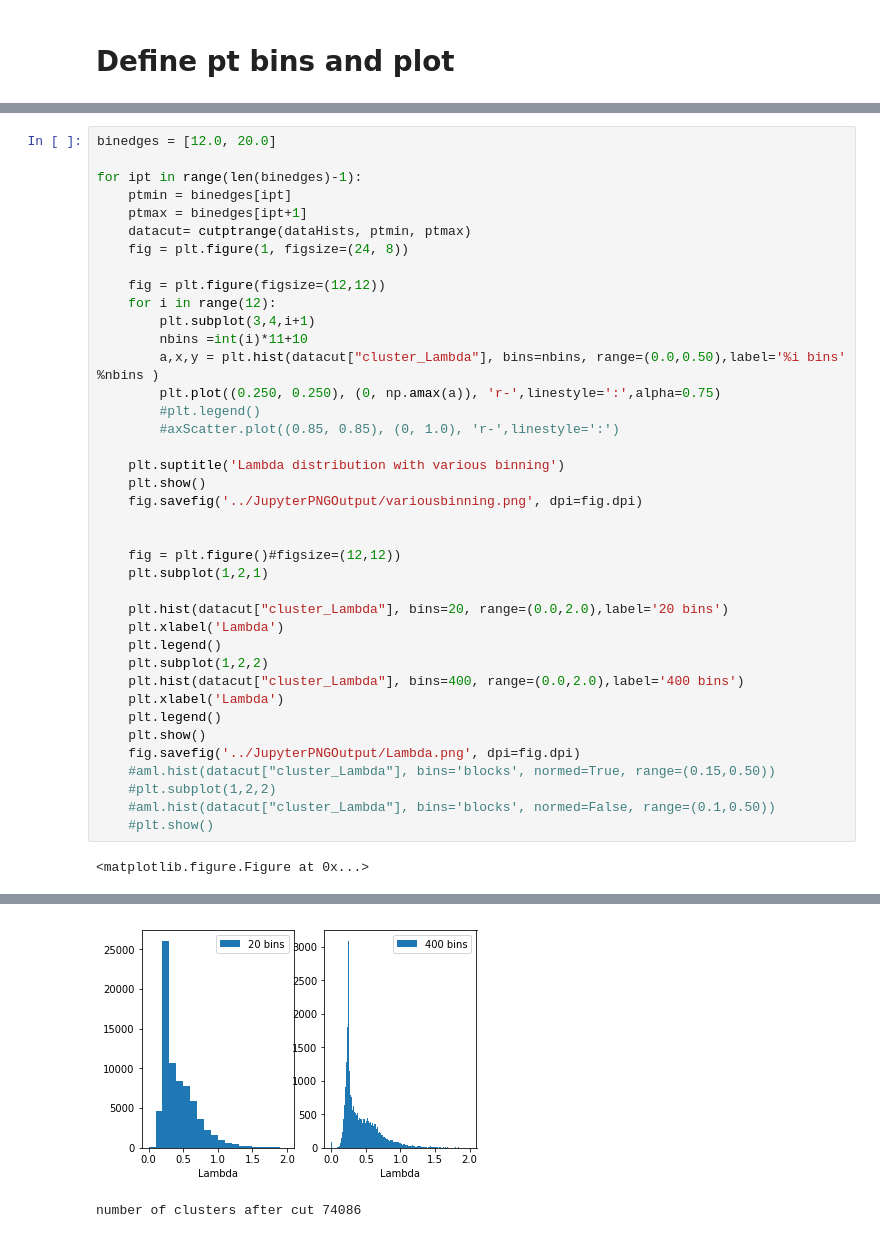
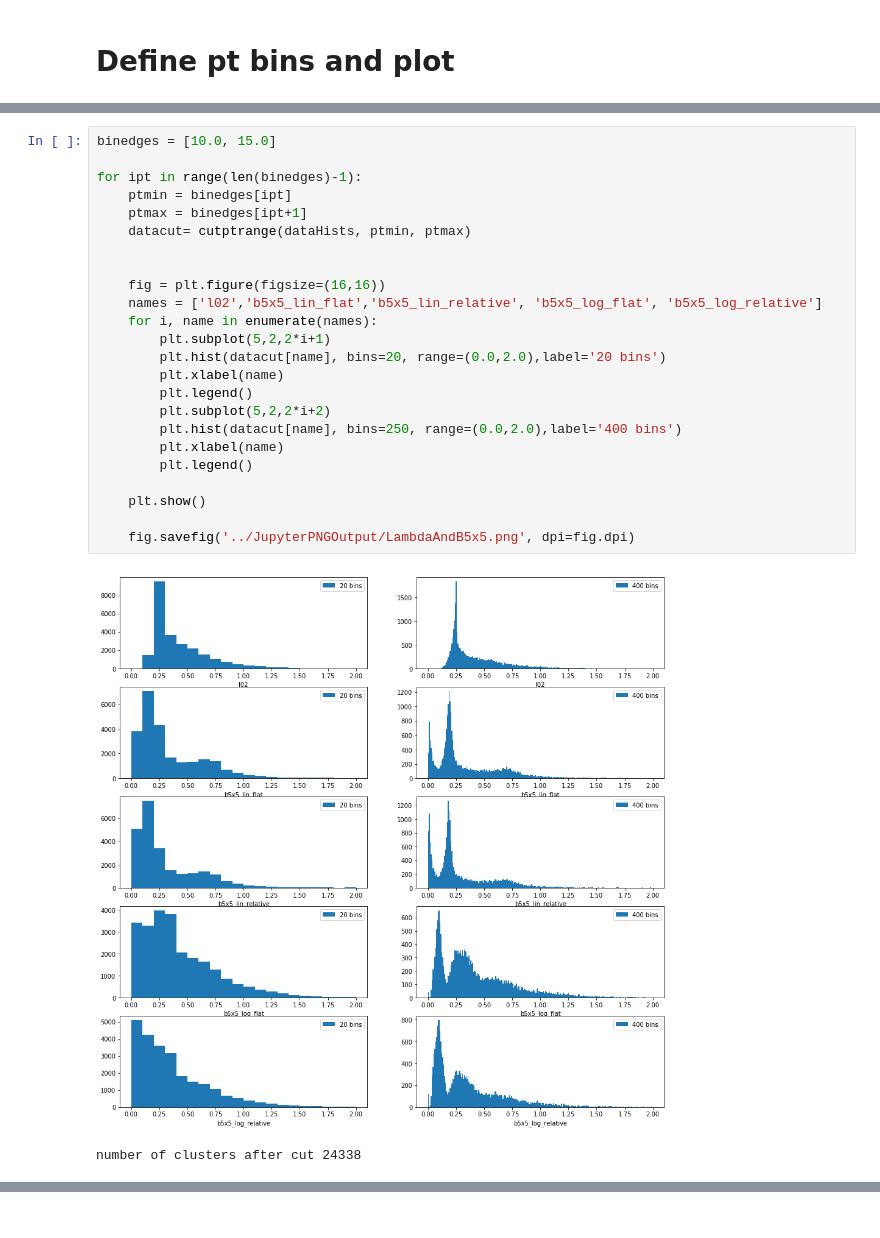
Before and after one commit to miguelignacio/CorrelationAnalysis, a Jupyter notebook: NtupleAnalysis/InputData/jupy.ipynb, the cells around one changed output, grey strips where cells are left out. Cells and saved outputs as stored; diff of their text form.

```diff
--- a/NtupleAnalysis/InputData/jupy.ipynb
+++ b/NtupleAnalysis/InputData/jupy.ipynb
@@ -176,41 +168,27 @@ number of clusters after cut 23483
 # %%
-binedges = [12.0, 20.0]
+binedges = [10.0, 15.0]
 
 for ipt in range(len(binedges)-1):
     ptmin = binedges[ipt]
     ptmax = binedges[ipt+1]
     datacut= cutptrange(dataHists, ptmin, ptmax)
-    fig = plt.figure(1, figsize=(24, 8))
-
-    fig = plt.figure(figsize=(12,12))
-    for i in range(12):
-        plt.subplot(3,4,i+1)
-        nbins =int(i)*11+10
-        a,x,y = plt.hist(datacut["cluster_Lambda"], bins=nbins, range=(0.0,0.50),label='%i bins' %nbins )
-        plt.plot((0.250, 0.250), (0, np.amax(a)), 'r-',linestyle=':',alpha=0.75)
-        #plt.legend()
-        #axScatter.plot((0.85, 0.85), (0, 1.0), 'r-',linestyle=':')
-
-    plt.suptitle('Lambda distribution with various binning')
-    plt.show()
-    fig.savefig('../JupyterPNGOutput/variousbinning.png', dpi=fig.dpi)
 
 
-    fig = plt.figure()#figsize=(12,12))
-    plt.subplot(1,2,1)
+    fig = plt.figure(figsize=(16,16))
+    names = ['l02','b5x5_lin_flat','b5x5_lin_relative', 'b5x5_log_flat', 'b5x5_log_relative']
+    for i, name in enumerate(names):
+        plt.subplot(5,2,2*i+1)
+        plt.hist(datacut[name], bins=20, range=(0.0,2.0),label='20 bins')
+        plt.xlabel(name)
+        plt.legend()
+        plt.subplot(5,2,2*i+2)
+        plt.hist(datacut[name], bins=250, range=(0.0,2.0),label='400 bins')
+        plt.xlabel(name)
+        plt.legend()
 
-    plt.hist(datacut["cluster_Lambda"], bins=20, range=(0.0,2.0),label='20 bins')
-    plt.xlabel('Lambda')
-    plt.legend()
-    plt.subplot(1,2,2)
-    plt.hist(datacut["cluster_Lambda"], bins=400, range=(0.0,2.0),label='400 bins')
-    plt.xlabel('Lambda')
-    plt.legend()
     plt.show()
-    fig.savefig('../JupyterPNGOutput/Lambda.png', dpi=fig.dpi)
-    #aml.hist(datacut["cluster_Lambda"], bins='blocks', normed=True, range=(0.15,0.50))
-    #plt.subplot(1,2,2)
-    #aml.hist(datacut["cluster_Lambda"], bins='blocks', normed=False, range=(0.1,0.50))
-    #plt.show()
+
+    fig.savefig('../JupyterPNGOutput/LambdaAndB5x5.png', dpi=fig.dpi)
 # %% [output]
+[figure, new version]
-<matplotlib.figure.Figure at 0x...>
+number of clusters after cut 24338
@@ -218,2 +194,0 @@ for ipt in range(len(binedges)-1):
-[figure, removed]
-number of clusters after cut 74086
```
Also changed, not shown: parts of 14 cells of this notebook, 7 other files.
